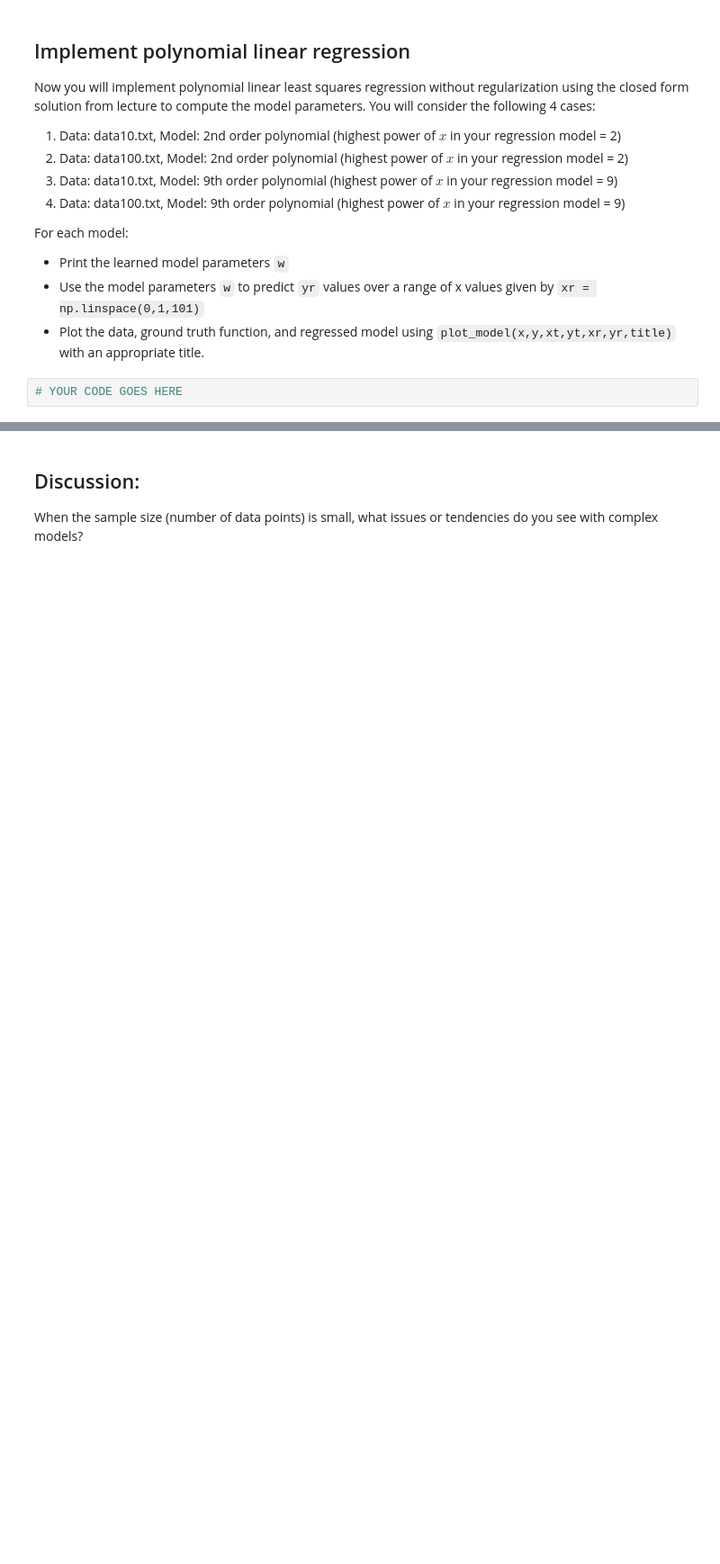
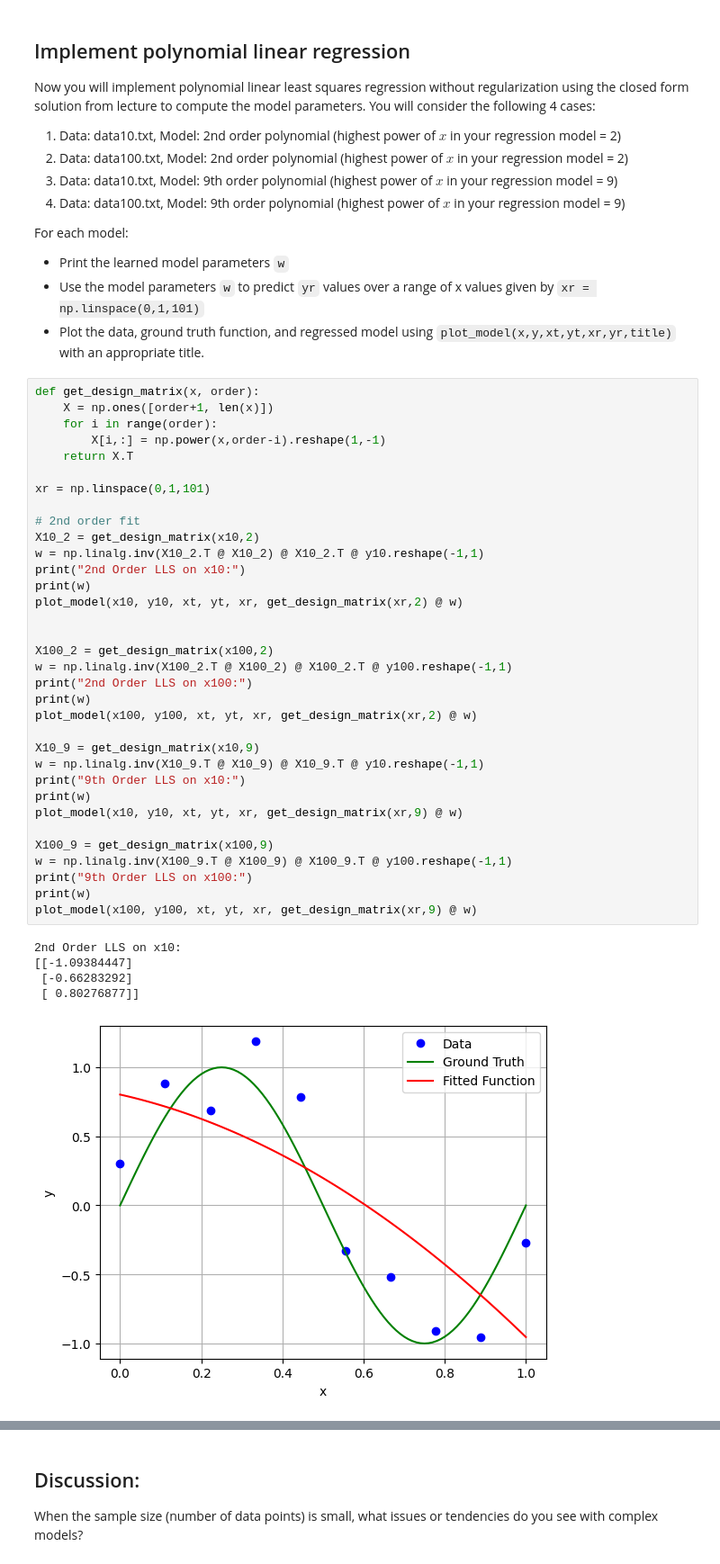
Before and after one commit to judson35/AI-ML, a Jupyter notebook: HW2/hw2_p7.ipynb, the cells around one changed output, grey strips where cells are left out. Shown at 90% size. Drawn from its saved outputs; the diff is of its cells as text; blank space fills up the shorter version.

```diff
--- a/HW2/hw2_p7.ipynb
+++ b/HW2/hw2_p7.ipynb
@@ -90,5 +104,43 @@ For each model:
 - Print the learned model parameters `w`
 - Use the model parameters `w` to predict `yr` values over a range of x values given by `xr = np.linspace(0,1,101)`
 - Plot the data, ground truth function, and regressed model using `plot_model(x,y,xt,yt,xr,yr,title)` with an appropriate title.
-# %%
-# YOUR CODE GOES HERE
+# %%
+def get_design_matrix(x, order):
+    X = np.ones([order+1, len(x)])
+    for i in range(order):
+        X[i,:] = np.power(x,order-i).reshape(1,-1)
+    return X.T
+
+xr = np.linspace(0,1,101)
+
+# 2nd order fit
+X10_2 = get_design_matrix(x10,2)
+w = np.linalg.inv(X10_2.T @ X10_2) @ X10_2.T @ y10.reshape(-1,1)
+print("2nd Order LLS on x10:")
+print(w)
+plot_model(x10, y10, xt, yt, xr, get_design_matrix(xr,2) @ w)
+
+
+X100_2 = get_design_matrix(x100,2)
+w = np.linalg.inv(X100_2.T @ X100_2) @ X100_2.T @ y100.reshape(-1,1)
+print("2nd Order LLS on x100:")
+print(w)
+plot_model(x100, y100, xt, yt, xr, get_design_matrix(xr,2) @ w)
+
+X10_9 = get_design_matrix(x10,9)
+w = np.linalg.inv(X10_9.T @ X10_9) @ X10_9.T @ y10.reshape(-1,1)
+print("9th Order LLS on x10:")
+print(w)
+plot_model(x10, y10, xt, yt, xr, get_design_matrix(xr,9) @ w)
+
+X100_9 = get_design_matrix(x100,9)
+w = np.linalg.inv(X100_9.T @ X100_9) @ X100_9.T @ y100.reshape(-1,1)
+print("9th Order LLS on x100:")
+print(w)
+plot_model(x100, y100, xt, yt, xr, get_design_matrix(xr,9) @ w)
+# %% [output]
+2nd Order LLS on x10:
+[[-1.09384447]
+ [-0.66283292]
+ [ 0.80276877]]
+[figure, added]
```
Also changed, not shown: parts of 15 cells of this notebook, 21 other files.
